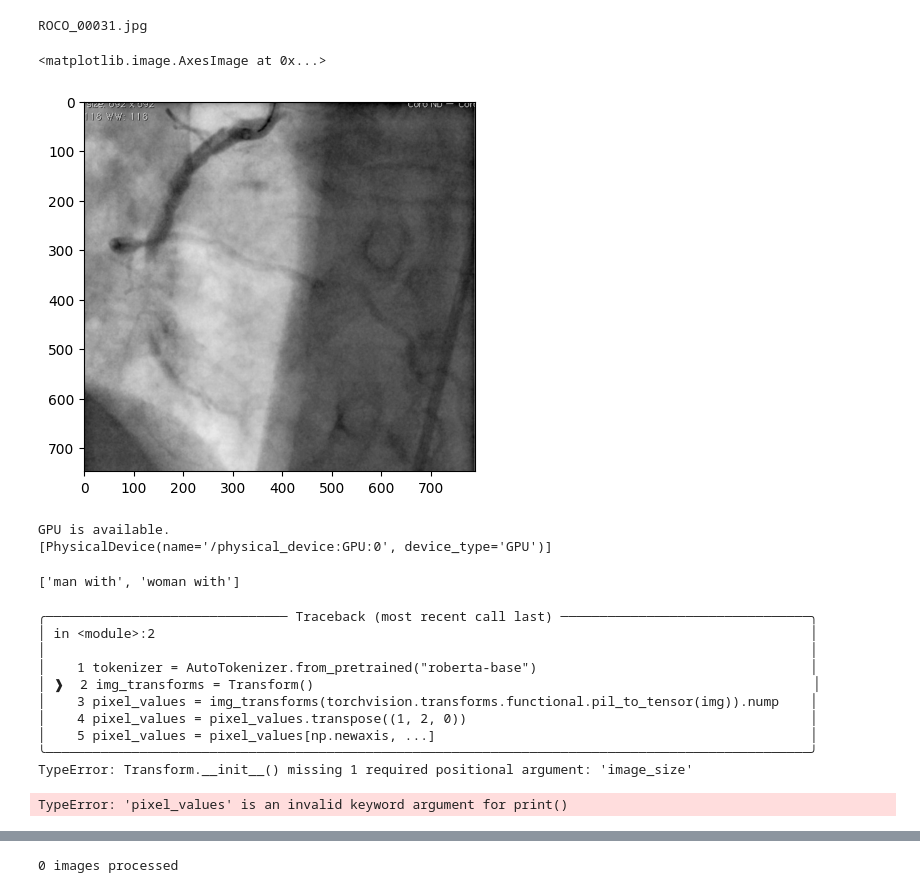
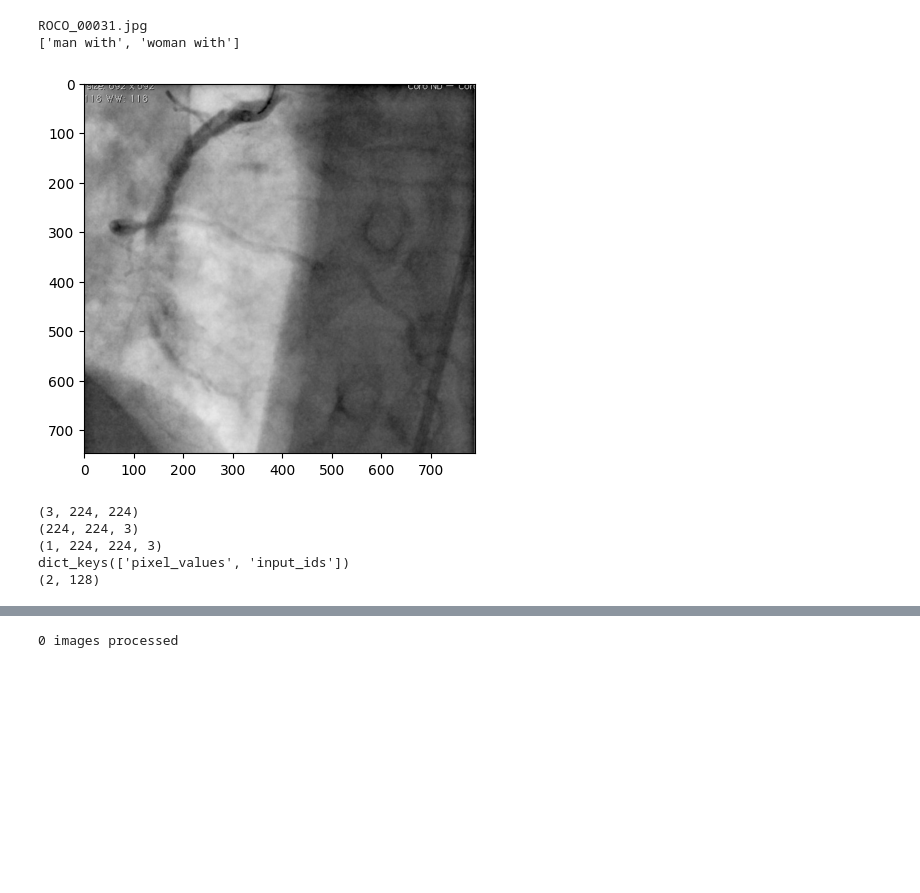
Before and after one commit to yiluzhou1/medclip, a Jupyter notebook: tools/test_clip.ipynb, the cells around one changed output, grey strips where cells are left out. Drawn from its saved outputs; the diff is of its cells as text; code cells hidden in the pictures; blank space fills up the shorter version.

```diff
--- a/tools/test_clip.ipynb
+++ b/tools/test_clip.ipynb
@@ -72,79 +445,53 @@ processor = CLIPProcessor.from_pretrained(vision_model_name)
 # %%
 import os
 import json
 
-# Open the file for reading img_dir
-# with open('../Experiments/filepath.json', 'r') as f:
-#     # Use json.load to read data from file
-#     data = json.load(f)
-#     img_root_dir = data['roco-dataset']
-# img_dir = os.path.join(img_root_dir, 'data/test/radiology/images')
 img_dir = '../Experiments/test/'
 
 query = 'lung'
 # classes = ['brain', 'abdomen', 'breast']
 # classes = ['mammography', 'CT', 'X-ray', 'ultrasound']
 classes = ['man', 'woman']
 # classes = ['malignancy', 'cancer', 'air']
 
 img_path = os.listdir(img_dir)[0]
 # img_path = "ROCO_00001.jpg"
 caption = "Axial MRI (coronal view)."
 # inputs = processor(text=[query], images=None, return_tensors="jax", padding=True)
 # query_vec = model.get_text_features(**inputs)
 print(img_path)
+# Let's load a sample image
+import os
+from PIL import Image
+import matplotlib.pyplot as plt
+img = Image.open(os.path.join(img_dir, img_path)).convert('RGB')
+plt.imshow(img, aspect='equal', cmap='gray')
+sentences = [f'{c} with' for c in classes]
+print(sentences)
 # %% [output]
 ROCO_00031.jpg
+['man with', 'woman with']
+[figure, added]
-# %%
-# Let's load a sample image
-import os
-from PIL import Image
-import matplotlib.pyplot as plt
-img = Image.open(os.path.join(img_dir, img_path))
-plt.imshow(img, aspect='equal', cmap='gray')
-# %% [output]
-<matplotlib.image.AxesImage at 0x...>
-[figure, removed]
-# %%
-import tensorrt
-import tensorflow as tf
-physical_devices = tf.config.list_physical_devices('GPU')
-if len(physical_devices) > 0:
-    print("GPU is available.")
-else:
-    print("GPU is not available.")
-tf.test.gpu_device_name
-print(tf.config.list_physical_devices('GPU'))
-# %% [output]
-GPU is available.
-[PhysicalDevice(name='/physical_device:GPU:0', device_type='GPU')]
-# %%
-sentences = [f'{c} with' for c in classes]
-print(sentences)
-# %% [output]
-['man with', 'woman with']
 # %%
 tokenizer = AutoTokenizer.from_pretrained("roberta-base")
-img_transforms = Transform()
+img_transforms = Transform(image_size=224)
 pixel_values = img_transforms(torchvision.transforms.functional.pil_to_tensor(img)).numpy()
+print(pixel_values.shape)
 pixel_values = pixel_values.transpose((1, 2, 0))
+print(pixel_values.shape)
 pixel_values = pixel_values[np.newaxis, ...]
+print(pixel_values.shape)
 input_toks = tokenizer(sentences, max_length=128, padding="max_length", return_tensors="np",
                     truncation=True)
 inputs = {'pixel_values': pixel_values, 'input_ids': input_toks['input_ids']}
-outputs = model(**inputs)
+# outputs = model(**inputs)
+print(inputs.keys())
+print(inputs['input_ids'].shape)
+# print(inputs['input_ids'])
+# print(inputs)
 # %% [output]
-╭─────────────────────────────── Traceback (most recent call last) ────────────────────────────────╮
-│ in <module>:2                                                                                    │
-│                                                                                                  │
-│    1 tokenizer = AutoTokenizer.from_pretrained("roberta-base")                                   │
-│ ❱  2 img_transforms = Transform()                                                                │
-│    3 pixel_values = img_transforms(torchvision.transforms.functional.pil_to_tensor(img)).nump    │
-│    4 pixel_values = pixel_values.transpose((1, 2, 0))                                            │
-│    5 pixel_values = pixel_values[np.newaxis, ...]                                                │
-╰──────────────────────────────────────────────────────────────────────────────────────────────────╯
-TypeError: Transform.__init__() missing 1 required positional argument: 'image_size'
+(3, 224, 224)
+(224, 224, 3)
+(1, 224, 224, 3)
+dict_keys(['pixel_values', 'input_ids'])
+(2, 128)
-# %%
-print(**inputs)
-# %% [output]
-TypeError: 'pixel_values' is an invalid keyword argument for print()
```
Also changed, not shown: parts of 17 cells of this notebook.
